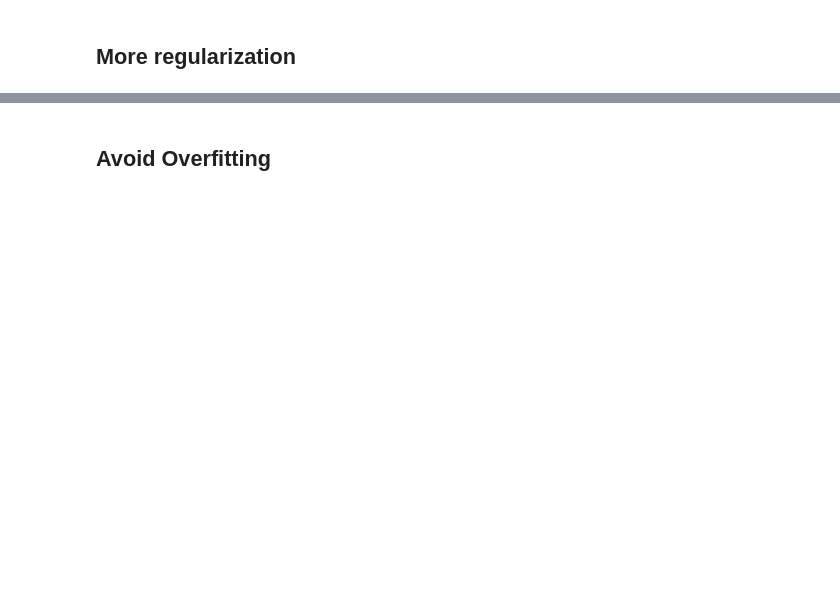
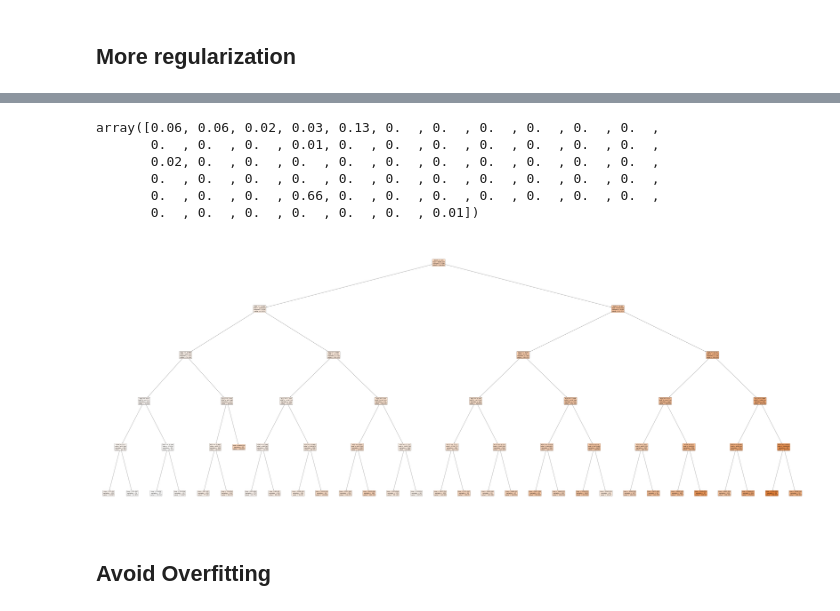
Before and after one commit to erichmccartney/DataScienceProgramming, a Jupyter notebook: 5_Decision Trees/Tutorial 1 - DT Regression - AIRBNB.ipynb, the cells around one changed output, grey strips where cells are left out. Cells and saved outputs as stored; diff of their text form; code cells hidden in the pictures; blank space fills up the shorter version.

```diff
--- a/5_Decision Trees/Tutorial 1 - DT Regression - AIRBNB.ipynb
+++ b/5_Decision Trees/Tutorial 1 - DT Regression - AIRBNB.ipynb
@@ -245,3 +407,26 @@ print('Test RMSE: {}' .format(test_rmse))
+# %%
+np.round(tree_reg2.feature_importances_,2) # what columns are important? only a few...
+# %% [output]
+array([0.06, 0.06, 0.02, 0.03, 0.13, 0.  , 0.  , 0.  , 0.  , 0.  , 0.  ,
+       0.  , 0.  , 0.  , 0.01, 0.  , 0.  , 0.  , 0.  , 0.  , 0.  , 0.  ,
+       0.02, 0.  , 0.  , 0.  , 0.  , 0.  , 0.  , 0.  , 0.  , 0.  , 0.  ,
+       0.  , 0.  , 0.  , 0.  , 0.  , 0.  , 0.  , 0.  , 0.  , 0.  , 0.  ,
+       0.  , 0.  , 0.  , 0.66, 0.  , 0.  , 0.  , 0.  , 0.  , 0.  , 0.  ,
+       0.  , 0.  , 0.  , 0.  , 0.  , 0.  , 0.01])
+# %%
+from sklearn.tree import plot_tree
+import matplotlib.pyplot as plt
+
+plt.figure(figsize=(125,50))
+
+tree = plot_tree(tree_reg2,
+                 #feature_names=train_inputs.columns.value, # our feature names are stripped form the data set
+                 #class_names=np.unique(train_y),
+                 filled=True,
+                 rounded=True,
+                 fontsize=14)
+# %% [output]
+[figure, added]
 # %% [markdown]
 ## Avoid Overfitting
 # %%
```
Also changed, not shown: parts of 31 cells of this notebook.
